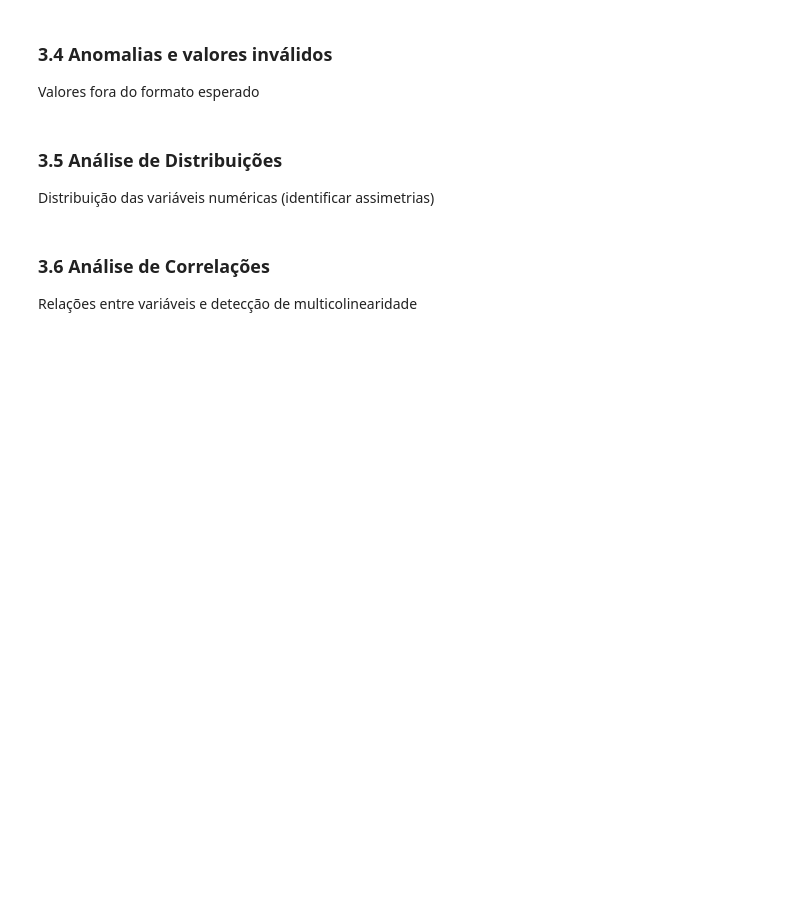
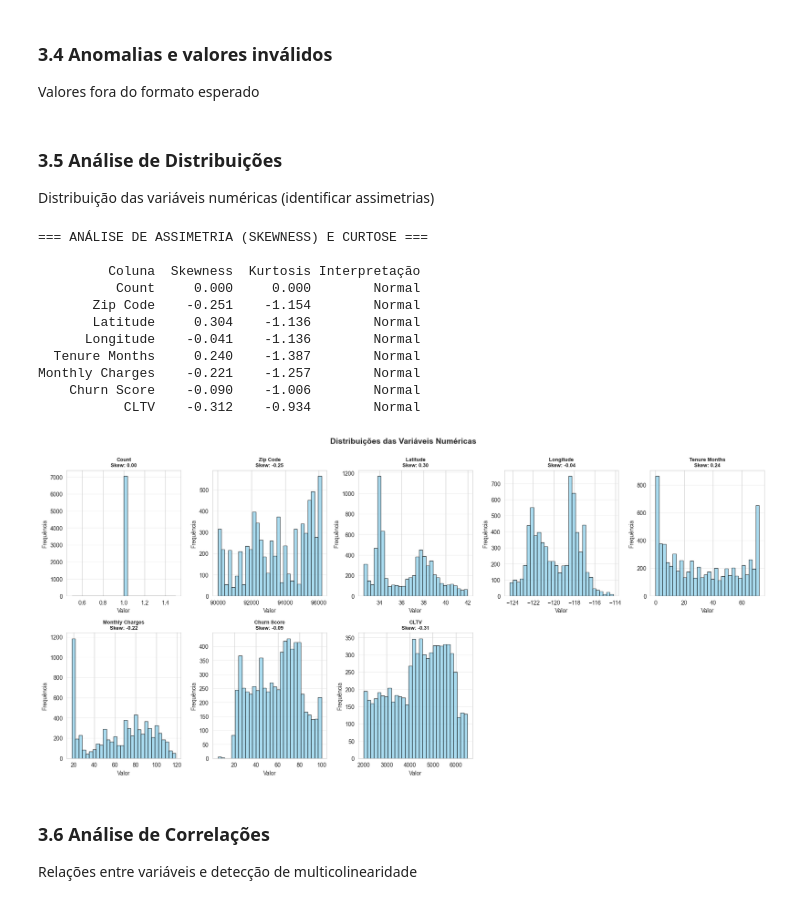
Before and after one commit to fiap-postech-ml-engineering/ml-churn-prediction, a Jupyter notebook: notebooks/01_eda_feature_engineering.ipynb, the cells around one changed output. Saved outputs shown, nothing was run; the diff lists cells and outputs as text; code cells hidden in the pictures; blank space fills up the shorter version.

```diff
--- a/notebooks/01_eda_feature_engineering.ipynb
+++ b/notebooks/01_eda_feature_engineering.ipynb
@@ -60,6 +224,56 @@ Valores fora do formato esperado
 ### 3.5 Análise de Distribuições
 
 Distribuição das variáveis numéricas (identificar assimetrias)
+# %%
+# Análise de distribuições
+print("=== ANÁLISE DE ASSIMETRIA (SKEWNESS) E CURTOSE ===\n")
+
+distribution_stats = []
+for col in numeric_cols:
+    skewness = df[col].skew()
+    kurtosis = df[col].kurtosis()
+    distribution_stats.append({
+        'Coluna': col,
+        'Skewness': round(skewness, 3),
+        'Kurtosis': round(kurtosis, 3),
+        'Interpretação': 'Normal' if abs(skewness) < 0.5 else ('Assimétrica à direita' if skewness > 0 else 'Assimétrica à esquerda')
+    })
+
+dist_df = pd.DataFrame(distribution_stats)
+print(dist_df.to_string(index=False))
+
+# Visualizar distribuições
+fig, axes = plt.subplots(3, 5, figsize=(18, 12))
+axes = axes.ravel()
+
+for idx, col in enumerate(numeric_cols):
+    if idx < len(axes):
+        axes[idx].hist(df[col].dropna(), bins=30, color='skyblue', edgecolor='black', alpha=0.7)
+        axes[idx].set_title(f'{col}\nSkew: {df[col].skew():.2f}', fontsize=9, fontweight='bold')
+        axes[idx].set_xlabel('Valor')
+        axes[idx].set_ylabel('Frequência')
+        axes[idx].grid(axis='y', alpha=0.3)
+
+# Remover subplots vazios
+for idx in range(len(numeric_cols), len(axes)):
+    fig.delaxes(axes[idx])
+
+plt.suptitle('Distribuições das Variáveis Numéricas', fontsize=14, fontweight='bold', y=1.00)
+plt.tight_layout()
+plt.show()
+# %% [output]
+=== ANÁLISE DE ASSIMETRIA (SKEWNESS) E CURTOSE ===
+
+         Coluna  Skewness  Kurtosis Interpretação
+          Count     0.000     0.000        Normal
+       Zip Code    -0.251    -1.154        Normal
+       Latitude     0.304    -1.136        Normal
+      Longitude    -0.041    -1.136        Normal
+  Tenure Months     0.240    -1.387        Normal
+Monthly Charges    -0.221    -1.257        Normal
+    Churn Score    -0.090    -1.006        Normal
+           CLTV    -0.312    -0.934        Normal
+[figure, added]
 # %% [markdown]
 ### 3.6 Análise de Correlações
 
```
Also changed, not shown: parts of 9 cells of this notebook, 1 other file.
